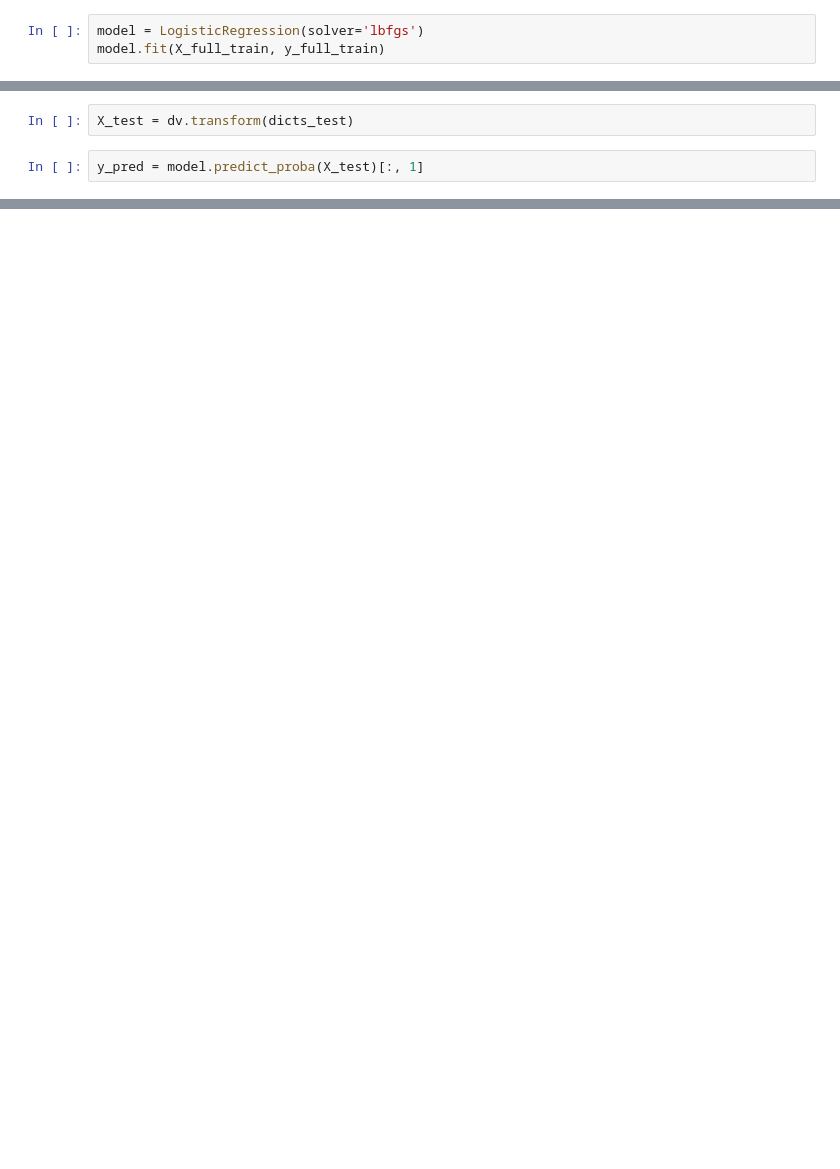
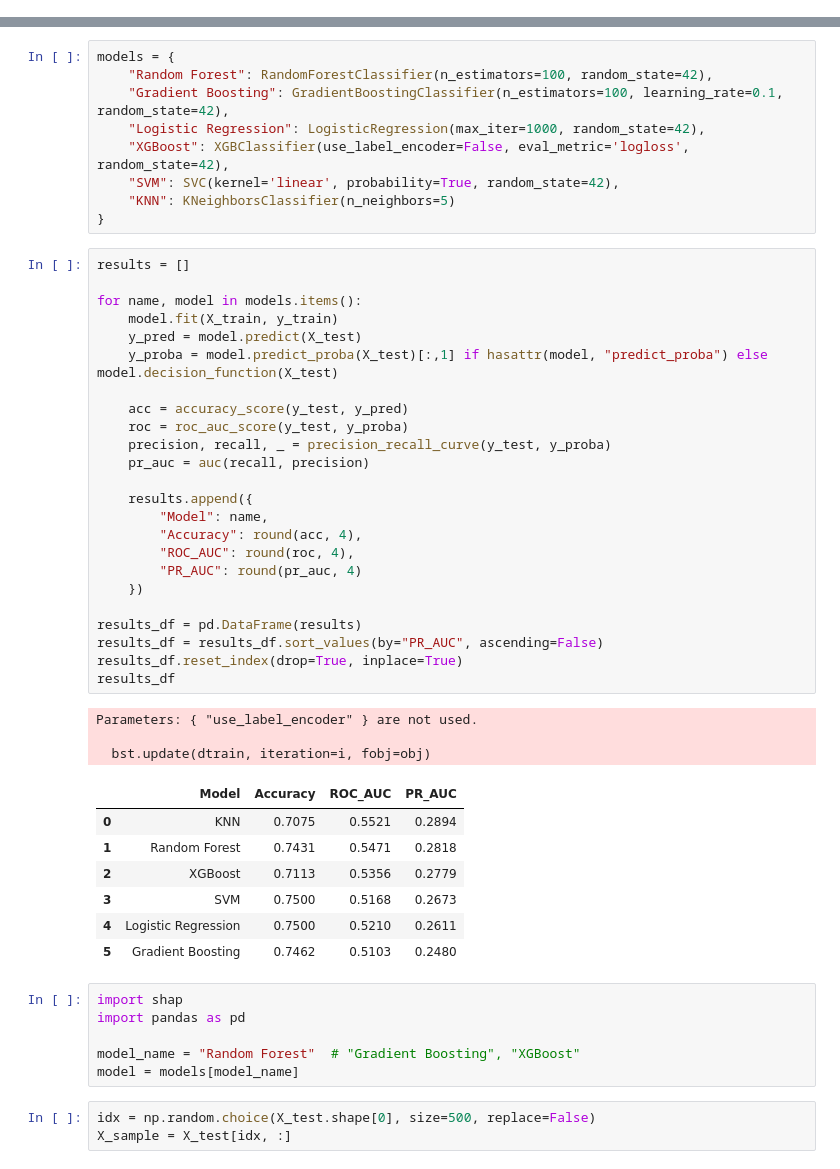
Before and after one commit to mitologistka/spotify-churn-analysis, a Jupyter notebook: notebooks/model.ipynb, the cells around one changed output, grey strips where cells are left out. Saved outputs shown, nothing was run; the diff lists cells and outputs as text; blank space fills up the shorter version.

```diff
--- a/notebooks/model.ipynb
+++ b/notebooks/model.ipynb
@@ -328,3 +286,0 @@ y_full_train = df_full_train.is_churned.values
-# %%
-model = LogisticRegression(solver='lbfgs')
-model.fit(X_full_train, y_full_train)
@@ -343,4 +286,0 @@ dicts_test = df_test[categorical + numerical].to_dict(orient='records')
-# %%
-X_test = dv.transform(dicts_test)
-# %%
-y_pred = model.predict_proba(X_test)[:, 1]
@@ -380,0 +365,53 @@ np.int64(0)
+# %%
+models = {
+    "Random Forest": RandomForestClassifier(n_estimators=100, random_state=42),
+    "Gradient Boosting": GradientBoostingClassifier(n_estimators=100, learning_rate=0.1, random_state=42),
+    "Logistic Regression": LogisticRegression(max_iter=1000, random_state=42),
+    "XGBoost": XGBClassifier(use_label_encoder=False, eval_metric='logloss', random_state=42),
+    "SVM": SVC(kernel='linear', probability=True, random_state=42),
+    "KNN": KNeighborsClassifier(n_neighbors=5)
+}
+# %%
+results = []
+
+for name, model in models.items():
+    model.fit(X_train, y_train)
+    y_pred = model.predict(X_test)
+    y_proba = model.predict_proba(X_test)[:,1] if hasattr(model, "predict_proba") else model.decision_function(X_test)
+
+    acc = accuracy_score(y_test, y_pred)
+    roc = roc_auc_score(y_test, y_proba)
+    precision, recall, _ = precision_recall_curve(y_test, y_proba)
+    pr_auc = auc(recall, precision)
+
+    results.append({
+        "Model": name,
+        "Accuracy": round(acc, 4),
+        "ROC_AUC": round(roc, 4),
+        "PR_AUC": round(pr_auc, 4)
+    })
+
+results_df = pd.DataFrame(results)
+results_df = results_df.sort_values(by="PR_AUC", ascending=False)
+results_df.reset_index(drop=True, inplace=True)
+results_df
+# %% [output]
+Parameters: { "use_label_encoder" } are not used.
+
+  bst.update(dtrain, iteration=i, fobj=obj)
+|  | Model | Accuracy | ROC_AUC | PR_AUC |
+| 0 | KNN | 0.7075 | 0.5521 | 0.2894 |
+| 1 | Random Forest | 0.7431 | 0.5471 | 0.2818 |
+| 2 | XGBoost | 0.7113 | 0.5356 | 0.2779 |
+| 3 | SVM | 0.7500 | 0.5168 | 0.2673 |
+| 4 | Logistic Regression | 0.7500 | 0.5210 | 0.2611 |
+| 5 | Gradient Boosting | 0.7462 | 0.5103 | 0.2480 |
+# %%
+import shap
+import pandas as pd
+
+model_name = "Random Forest"  # "Gradient Boosting", "XGBoost"
+model = models[model_name]
+# %%
+idx = np.random.choice(X_test.shape[0], size=500, replace=False)
+X_sample = X_test[idx, :]
```
Also changed, not shown: parts of 96 cells of this notebook.
